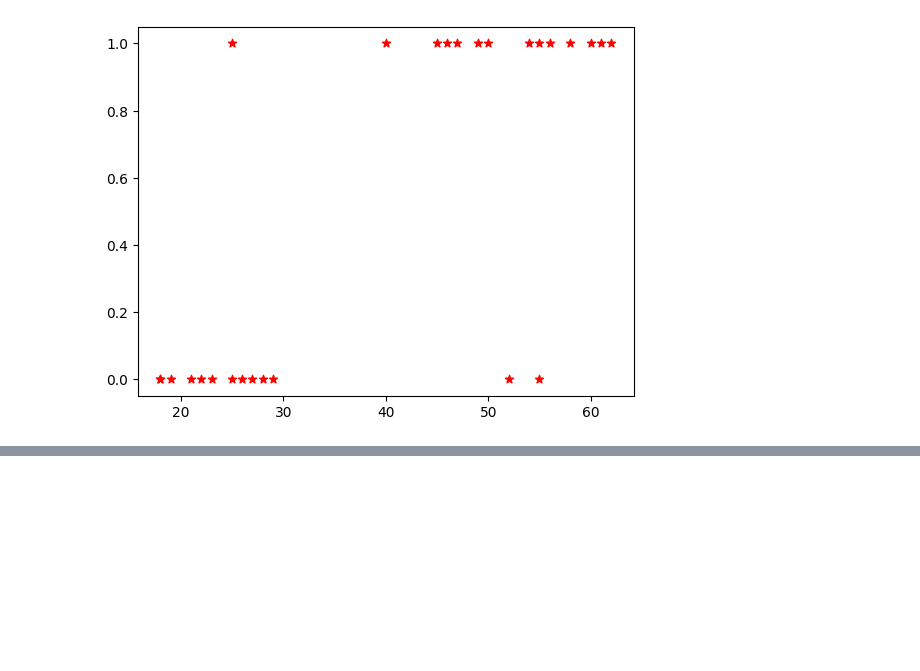
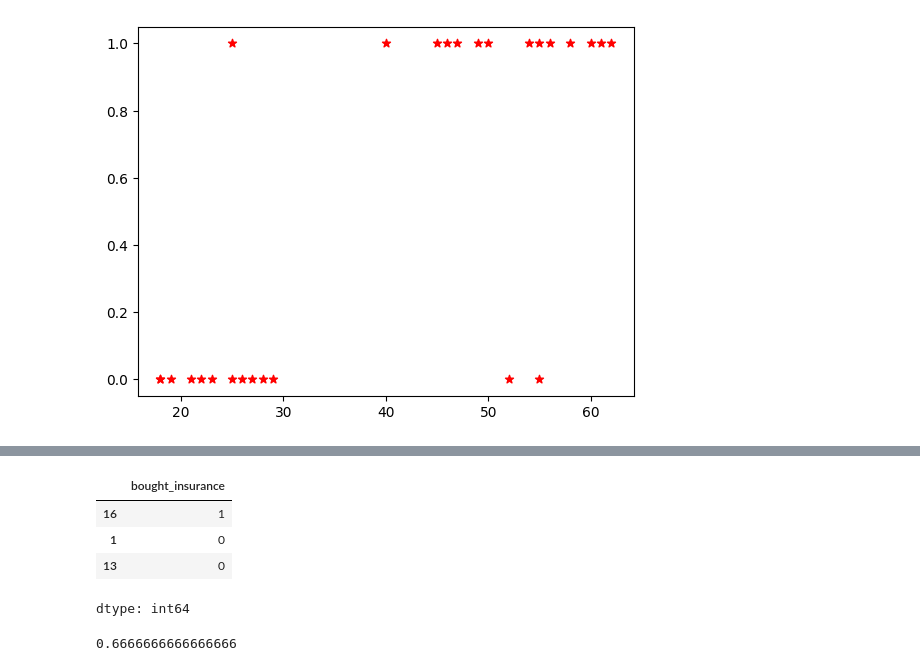
Before and after one commit to vamsikeka/data_science, a Jupyter notebook: models/logistic_regression/logistic_code_1.ipynb, the cells around one changed output, grey strips where cells are left out. Saved outputs shown, nothing was run; the diff lists cells and outputs as text; code cells hidden in the pictures; blank space fills up the shorter version.

```diff
--- a/models/logistic_regression/logistic_code_1.ipynb
+++ b/models/logistic_regression/logistic_code_1.ipynb
@@ -32,0 +48,12 @@ X_train, X_test, Y_train, Y_test = train_test_split(df[['age']],df.bought_insura
+# %%
+Y_test
+# %% [output]
+|  | bought_insurance |
+| 16 | 1 |
+| 1 | 0 |
+| 13 | 0 |
+dtype: int64
+# %%
+model.score(X_test,Y_test)
+# %% [output]
+0.6666666666666666
```
Also changed, not shown: parts of 4 cells of this notebook.
